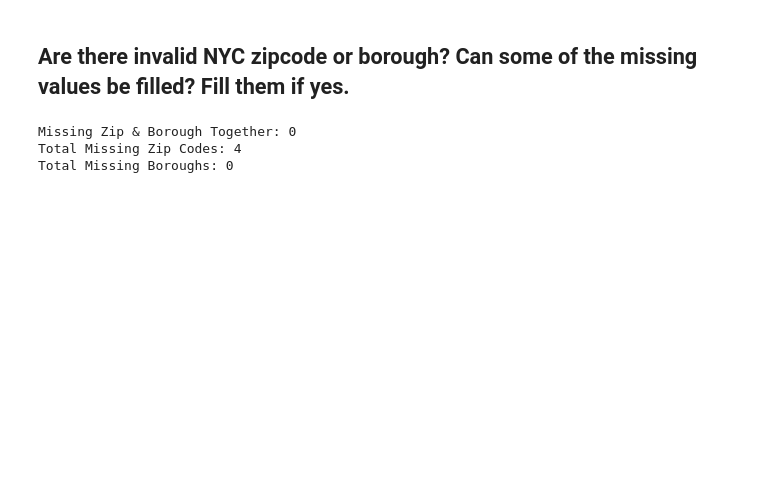
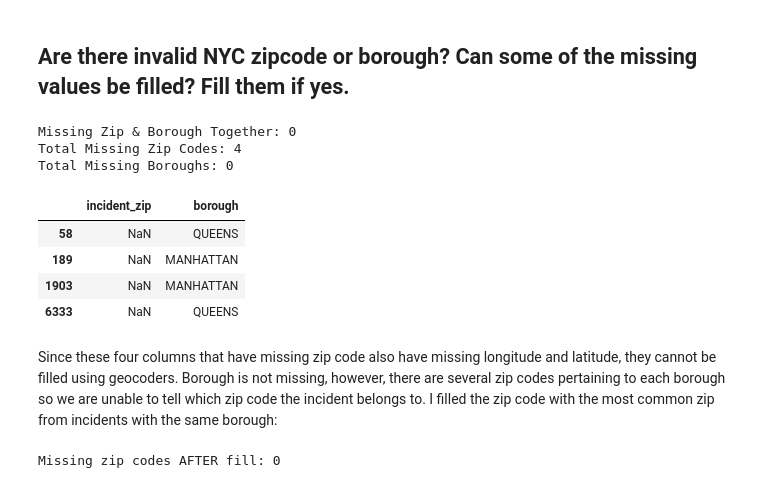
Before and after one commit to ids25s/mid-term-project-alyssahorn, a Jupyter notebook: midterm.ipynb, the cells around one changed output. Drawn from its saved outputs; the diff is of its cells as text; code cells hidden in the pictures; blank space fills up the shorter version.

```diff
--- a/midterm.ipynb
+++ b/midterm.ipynb
@@ -107,5 +107,14 @@ dtype: int64
 # Drop redundant location column since we have longitude and latitude
 df = df.drop(columns=['location'])
 
+# Drop redundant location column since we address
+df = df.drop(columns=['street_name'])
+
+# Drop redundant location column since we have agency
+df = df.drop(columns=['agency_name'])
+
+# Drop redundant location column since we have borough
+df = df.drop(columns=['park_borough'])
+
 df.columns
 # %% [output]
@@ -161,3 +169,30 @@ print("Total Missing Boroughs:", total_missing_borough)
 Missing Zip & Borough Together: 0
 Total Missing Zip Codes: 4
 Total Missing Boroughs: 0
+# %%
+# Filter rows where zip_code (incident_zip) is missing but borough is present
+missing_zip_present_borough = df[df['incident_zip'].isna() & df['borough'].notna()][['incident_zip', 'borough']]
+
+# Display the first few rows
+missing_zip_present_borough
+# %% [output]
+|  | incident_zip | borough |
+| 58 | NaN | QUEENS |
+| 189 | NaN | MANHATTAN |
+| 1903 | NaN | MANHATTAN |
+| 6333 | NaN | QUEENS |
+# %% [markdown]
+Since these four columns that have missing zip code also have missing longitude and latitude, they cannot be filled using geocoders. Borough is not missing, however, there are several zip codes pertaining to each borough so we are unable to tell which zip code the incident belongs to. I filled the zip code with the most common zip from incidents with the same borough:
+# %%
+# Most common Zip in each borough
+most_common_zip_by_borough = df.groupby('borough')['incident_zip'].agg(lambda x: x.mode()[0] if not x.mode().empty else None)
+
+# Fill missing with most common borough zip
+missing_zip = df['incident_zip'].isna() & df['borough'].notna()
+df.loc[missing_zip, 'incident_zip'] = df.loc[missing_zip, 'borough'].map(most_common_zip_by_borough)
+
+# Check how many still missing
+missing_after = df['incident_zip'].isna().sum()
+print("Missing zip codes AFTER fill:", missing_after)
+# %% [output]
+Missing zip codes AFTER fill: 0
```
Also changed, not shown: parts of 5 cells of this notebook.
